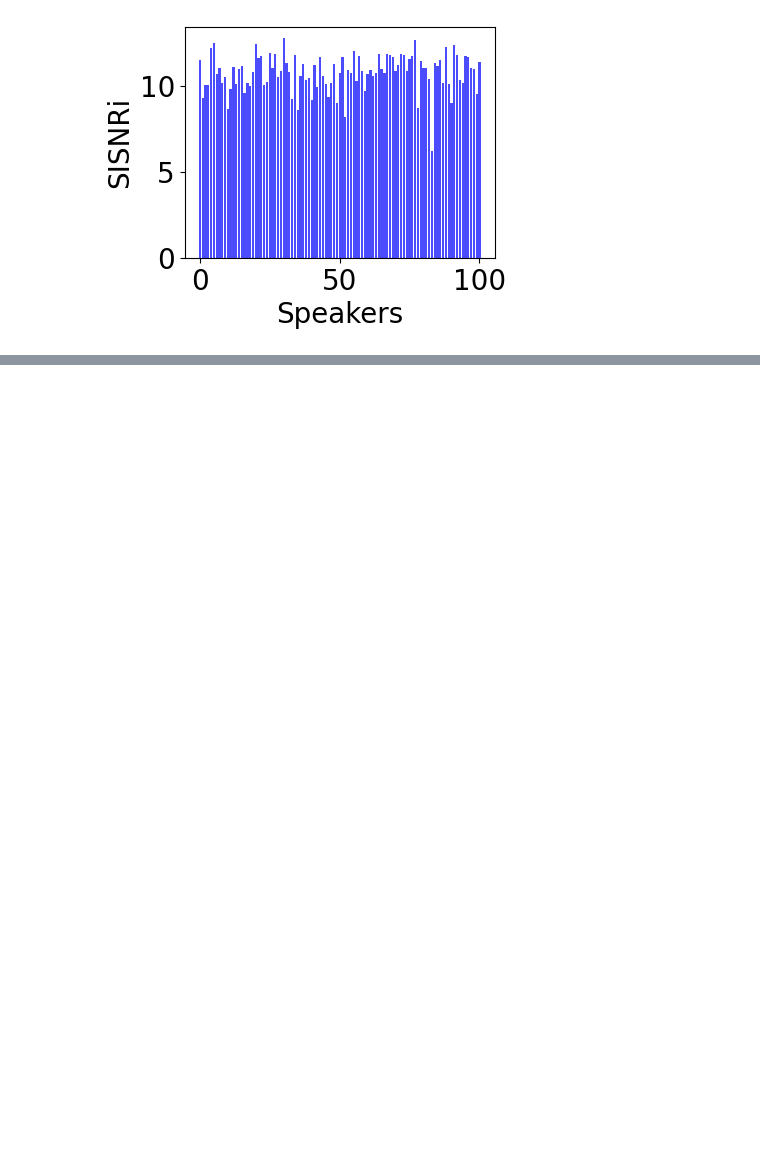
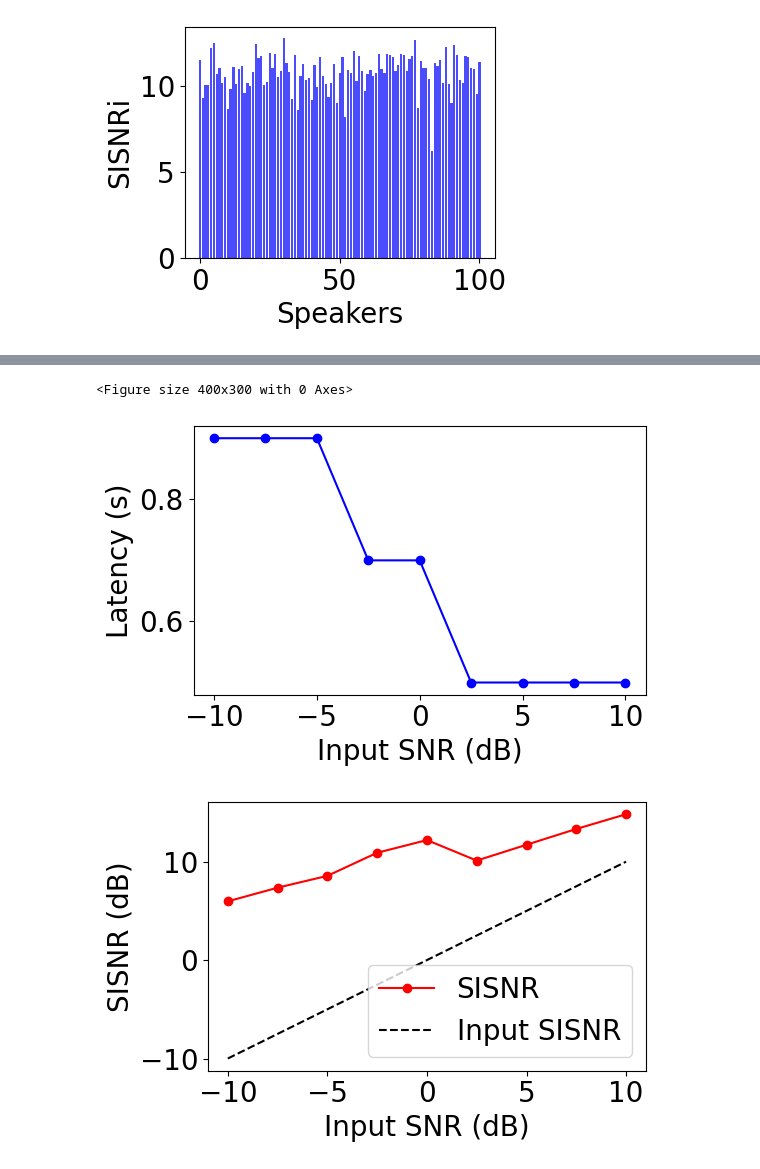
Before and after one commit to CUHK-AIoT-Sensing/Earable, a Jupyter notebook: bonevoice/resources/plot.ipynb, the cells around one changed output, grey strips where cells are left out. Saved outputs shown, nothing was run; the diff lists cells and outputs as text; code cells hidden in the pictures; blank space fills up the shorter version.

```diff
--- a/bonevoice/resources/plot.ipynb
+++ b/bonevoice/resources/plot.ipynb
@@ -39,0 +75,45 @@ plt.savefig('cross_noise_teacher_finetune.pdf', bbox_inches='tight')
+# %%
+# adaptive evaluation
+B = [1, 2, 3]
+Latency = [0.5, 0.7, 0.9]
+SISNRi = [8.4, 11.7, 12.8]
+# performance for different SISNRi
+B1_SNR = pd.read_csv('tfgridnet_embed_adaptive_1_snr.csv')
+B2_SNR = pd.read_csv('tfgridnet_embed_adaptive_2_snr.csv')
+B3_SNR = pd.read_csv('tfgridnet_embed_adaptive_3_snr.csv')
+B4_SNR = pd.read_csv('tfgridnet_embed_adaptive_4_snr.csv')
+
+snr_range = B1_SNR['split'].values
+SISNR = [-B1_SNR['val/sisnr'].values, -B2_SNR['val/sisnr'].values, -B3_SNR['val/sisnr'].values,
+         -B4_SNR['val/sisnr'].values]
+
+target_SISNR = 10
+# snr_range = range(-10, 10, 1)
+fig = plt.figure(figsize=(4, 3))
+snr_latency = []; snr_performance = []
+for i, snr in enumerate(snr_range):
+    for (_SISNR, _latency) in zip(SISNR, Latency):
+        snr_output = _SISNR[i]
+        if snr_output >= target_SISNR:
+            break
+    snr_latency.append((snr, _latency))
+    snr_performance.append((snr, _SISNR[i]))
+fig = plt.figure(figsize=(6, 4))
+plt.plot([x[0] for x in snr_latency], [x[1] for x in snr_latency], marker='o', color='blue', label='Latency')
+plt.xlabel('Input SNR (dB)')
+plt.ylabel('Latency (s)')
+plt.tight_layout()
+plt.savefig('adaptive_latency.pdf', bbox_inches='tight')
+
+fig = plt.figure(figsize=(6, 4))
+plt.plot([x[0] for x in snr_performance], [x[1] for x in snr_performance], marker='o', color='red', label='SISNR')
+plt.plot([x[0] for x in snr_performance], [x[0] for x in snr_performance], linestyle='--', color='black', label='Input SISNR')
+plt.xlabel('Input SNR (dB)')
+plt.ylabel('SISNR (dB)')
+plt.tight_layout()
+plt.legend()
+plt.savefig('adaptive_performance.pdf', bbox_inches='tight')
+# %% [output]
+<Figure size 400x300 with 0 Axes>
+[figure, added]
+[figure, added]
```
Also changed, not shown: parts of 7 cells of this notebook, 19 other files.
